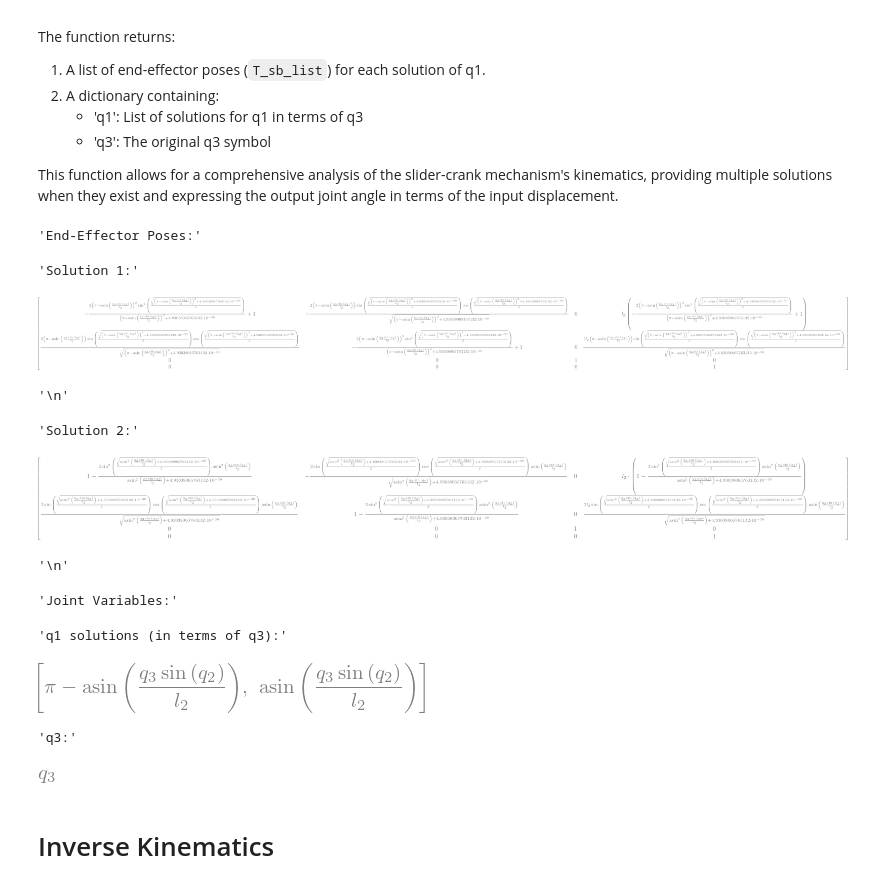
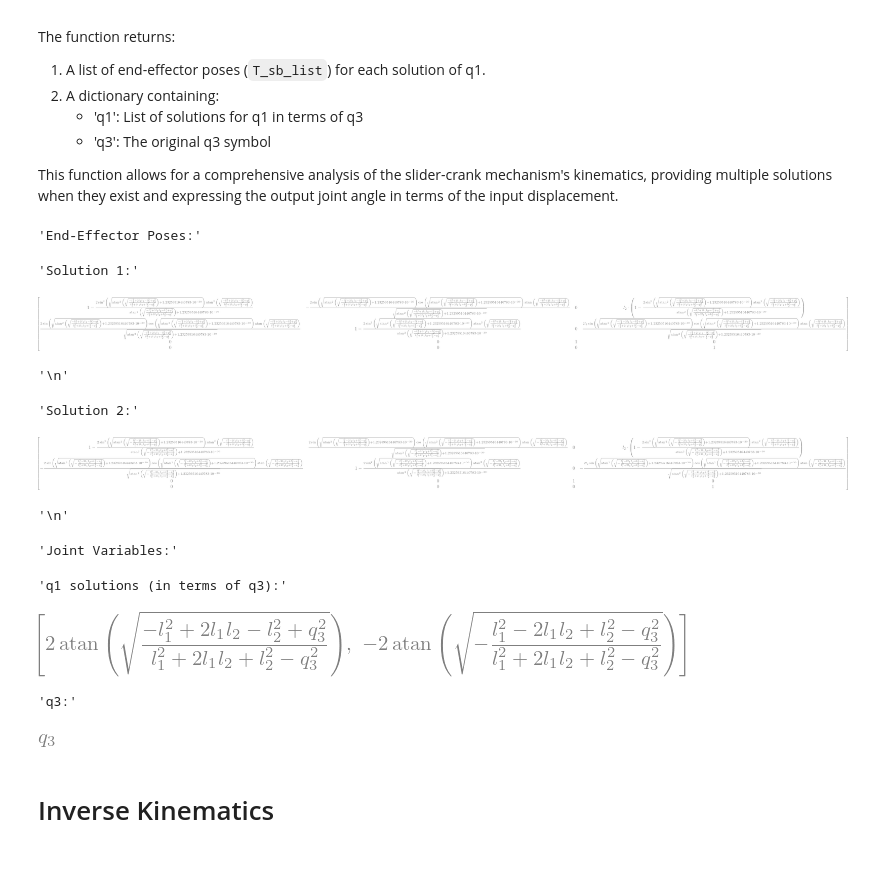
Before and after one commit to AmirSamanMirjalili/Robotics-Exercise, a Jupyter notebook: Code/E5.ipynb, the cells around one changed output. Cells and saved outputs as stored; diff of their text form; code cells hidden in the pictures.

```diff
--- a/Code/E5.ipynb
+++ b/Code/E5.ipynb
@@ -165,6 +162,17 @@ The function returns:
 
 This function allows for a comprehensive analysis of the slider-crank mechanism's kinematics, providing multiple solutions when they exist and expressing the output joint angle in terms of the input displacement.
 # %%
+
+def eliminate_variable(eq1, eq2, var_to_eliminate):
+    # Rearrange equations to isolate the variable to eliminate
+    eq1_isolated = sf.solve(eq1, var_to_eliminate)[0]
+
+    # Substitute the isolated variable into the second equation
+    result = eq2.subs(var_to_eliminate, eq1_isolated)
+
+    # Simplify the result
+    return sf.simplify(result)
+
 def slider_crank_kinematics(q1: sf.Scalar, q3: sf.Scalar, params: values.Values, epsilon: sf.Scalar):
     """
     Computes the forward kinematics for a slider-crank linkage (1-RRPR) using n_link_forward_kinematics.
@@ -218,7 +226,7 @@ def slider_crank_kinematics(q1: sf.Scalar, q3: sf.Scalar, params: values.Values,
         # The loop closure condition is that these positions should be equal
         return p1 - p2
 
-        # Solve for q1 in terms of q3 using loop-closure condition
+    # Solve for q1 in terms of q3 using loop-closure condition
     q1 = sf.Symbol('q1', positive=True)
     q2 = sf.Symbol('q2', positive=True)
     q3 = sf.Symbol('q3', positive=True)
@@ -229,49 +237,53 @@ def slider_crank_kinematics(q1: sf.Scalar, q3: sf.Scalar, params: values.Values,
     # Solve for q1 in terms of q3
     solution = sf.solve(cleaned_closure_eqs, q1)
 
+    result=eliminate_variable(cleaned_closure_eqs[0], cleaned_closure_eqs[1], q2)
+
+    q1_solutions=sf.solve(result, q1)
     # Extract all solutions for q1 in terms of q3
-    q1_solutions = [sol[0] for sol in solution]  # Extract the expression from each tuple
+
+    q1_solution = [sol for sol in q1_solutions]  # Extract the expression from each tuple
 
     # Compute final end-effector poses for all solutions
-    T_sb_list = [chain1(q1_sol) for q1_sol in q1_solutions]
+    T_sb_list = [chain1(q1_sol) for q1_sol in q1_solution]
 
     return T_sb_list, {'q1': q1_solutions, 'q3': q3}
 
 # Example usage
 params = values.Values()
 params['q3_min']=sf.Symbol('q3_min',positive=True)
 params['l1'] = sf.Symbol('l1',positive=True)
 params['l2'] = sf.Symbol('l2',positive=True)
 q1 = sf.Symbol('q1',positive=True)
 q3 = sf.Symbol('q3',positive=True)
 epsilon = sf.numeric_epsilon
 
-T_sb_list, joint_vars = slider_crank_kinematics(q1, q3, params, epsilon)
+T_sb_list, joint_fk_vars = slider_crank_kinematics(q1, q3, params, epsilon)
 
 
 
 display("End-Effector Poses:")
 for i, T_sb in enumerate(T_sb_list):
     display(f"Solution {i+1}:")
     display(T_sb)
     display("\n")
 
 display("Joint Variables:")
 display("q1 solutions (in terms of q3):")
-display(joint_vars['q1'])
+display(joint_fk_vars['q1'])
 display("q3:")
-display(joint_vars['q3'])
+display(joint_fk_vars['q3'])
 # %% [output]
 'End-Effector Poses:'
 'Solution 1:'
-[figure, old version]
+[figure, new version]
 '\n'
 'Solution 2:'
-[figure, old version]
+[figure, new version]
 '\n'
 'Joint Variables:'
 'q1 solutions (in terms of q3):'
-[figure, old version]
+[figure, new version]
 'q3:'
 [figure]
 # %% [markdown]
```
Also changed, not shown: parts of 7 cells of this notebook, 10 other files.
